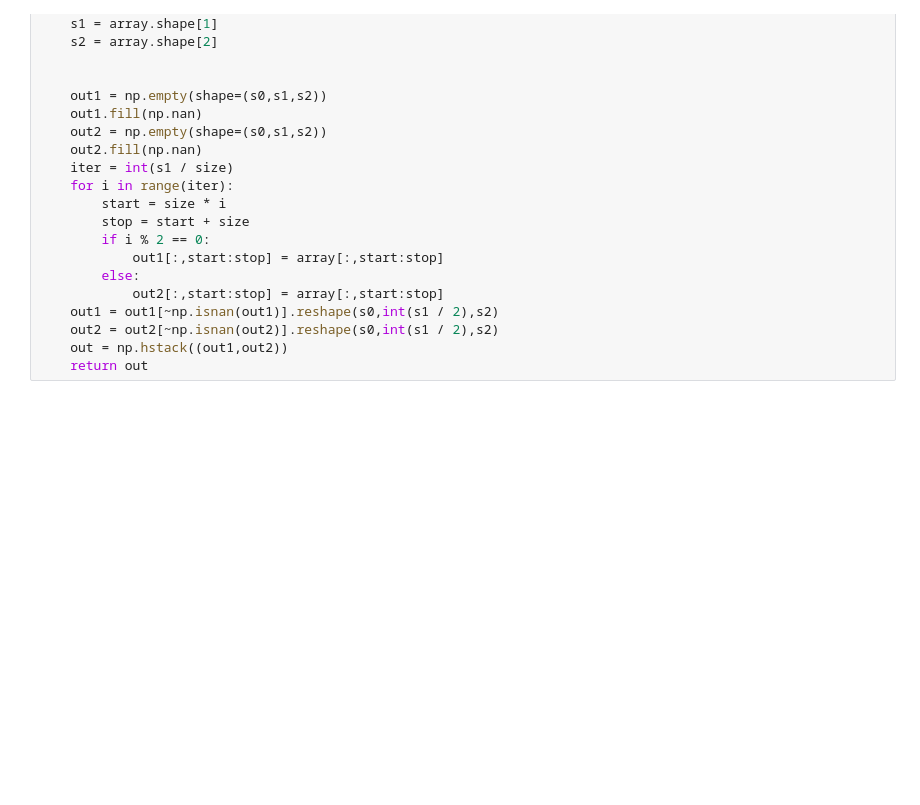
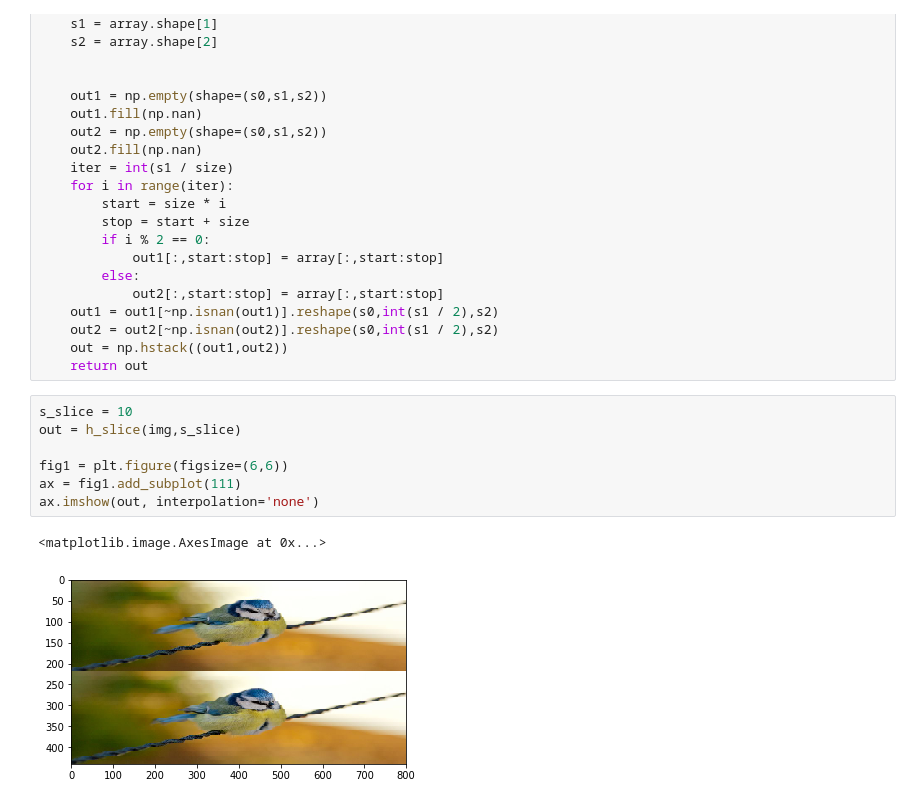
Before and after one commit to LustigePerson/shred_images, a Jupyter notebook: shred_images.ipynb, the cells around one changed output. Cells and saved outputs as stored; diff of their text form; blank space fills up the shorter version.

```diff
--- a/shred_images.ipynb
+++ b/shred_images.ipynb
@@ -110,3 +89,13 @@ def v_slice(array, size):
     out2 = out2[~np.isnan(out2)].reshape(s0,int(s1 / 2),s2)
     out = np.hstack((out1,out2))
     return out
+# %%
+s_slice = 10
+out = h_slice(img,s_slice)
+
+fig1 = plt.figure(figsize=(6,6))
+ax = fig1.add_subplot(111)
+ax.imshow(out, interpolation='none')
+# %% [output]
+<matplotlib.image.AxesImage at 0x...>
+[figure, added]
```
Also changed, not shown: parts of 15 cells of this notebook, 2 other files.
